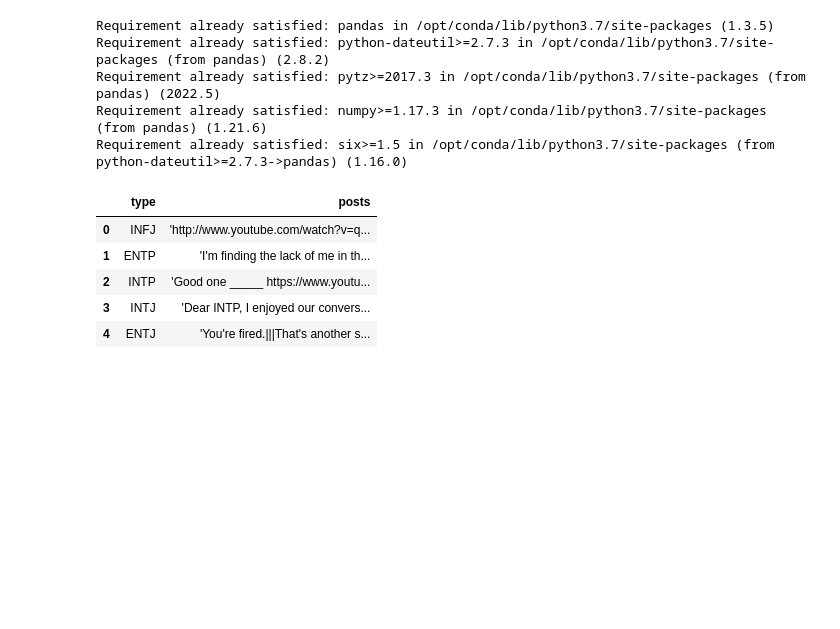
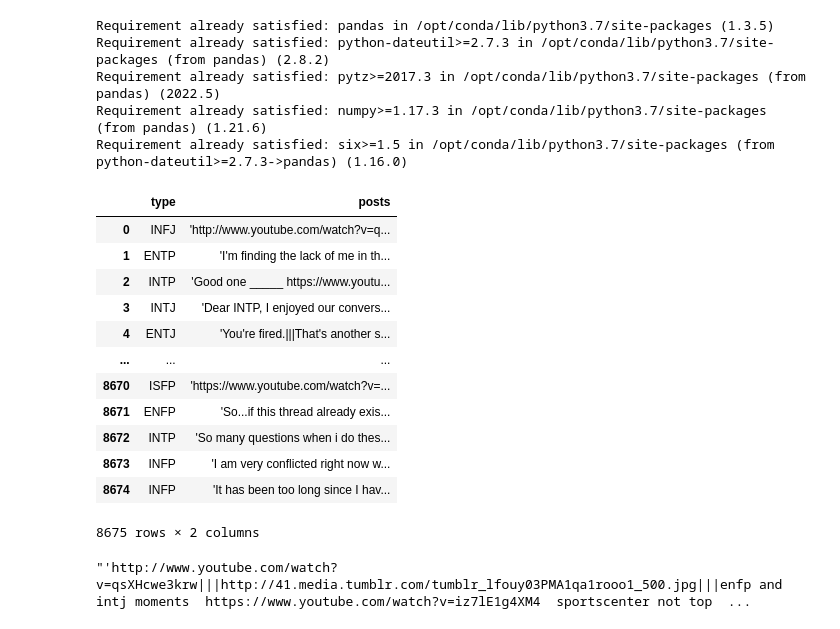
Before and after one commit to KangInyeong/2022AITermProject, a Jupyter notebook: mbti_classification.ipynb, the cells around one changed output. Cells and saved outputs as stored; diff of their text form; code cells hidden in the pictures; blank space fills up the shorter version.

```diff
--- a/mbti_classification.ipynb
+++ b/mbti_classification.ipynb
@@ -118,13 +118,24 @@ Requirement already satisfied: six>=1.5 in /opt/conda/lib/python3.7/site-package
 # %%
 import pandas as pd
 
-df = pd.read_csv('./dataset/mbti_1.csv')
+data = pd.read_csv('./dataset/mbti_1.csv')
 # %%
-df.head()
+data
 # %% [output]
 |  | type | posts |
 | 0 | INFJ | 'http://www.youtube.com/watch?v=q... |
 | 1 | ENTP | 'I'm finding the lack of me in th... |
 | 2 | INTP | 'Good one _____ https://www.youtu... |
 | 3 | INTJ | 'Dear INTP, I enjoyed our convers... |
 | 4 | ENTJ | 'You're fired.|||That's another s... |
+| ... | ... | ... |
+| 8670 | ISFP | 'https://www.youtube.com/watch?v=... |
+| 8671 | ENFP | 'So...if this thread already exis... |
+| 8672 | INTP | 'So many questions when i do thes... |
+| 8673 | INFP | 'I am very conflicted right now w... |
+| 8674 | INFP | 'It has been too long since I hav... |
+8675 rows × 2 columns
+# %%
+data.posts[0]
+# %% [output]
+"'http://www.youtube.com/watch?v=qsXHcwe3krw|||http://41.media.tumblr.com/tumblr_lfouy03PMA1qa1rooo1_500.jpg|||enfp and intj moments  https://www.youtube.com/watch?v=iz7lE1g4XM4  sportscenter not top  ...
```
Also changed, not shown: parts of 3 cells of this notebook.
